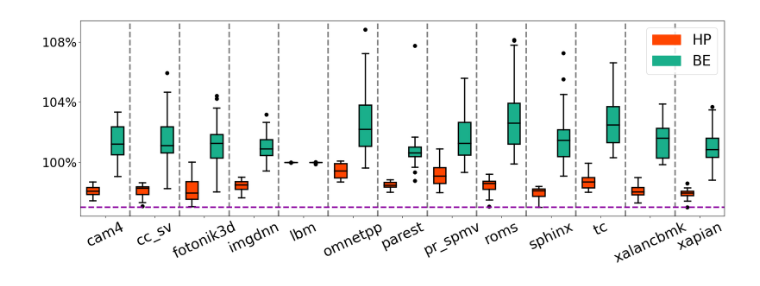
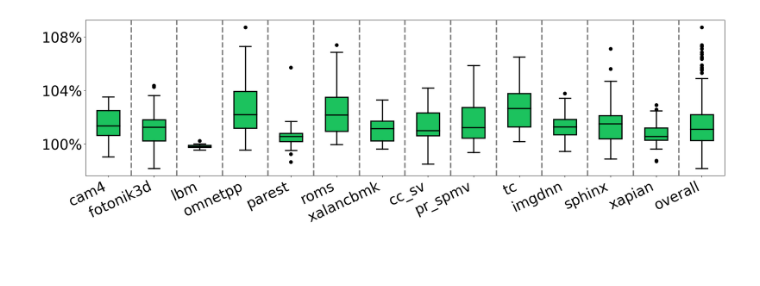
Before and after one commit to BigWhiteDog/gem5_data_proc, a Jupyter notebook: set_analyze/asplos23_xlsx_draw.ipynb, the cells around one changed output. Cells and saved outputs as stored; diff of their text form; code cells hidden in the pictures; blank space fills up the shorter version.

Commit message:
add asplos24 scripts

```diff
--- a/set_analyze/asplos23_xlsx_draw.ipynb
+++ b/set_analyze/asplos23_xlsx_draw.ipynb
@@ -64,28 +646,25 @@ fig_inchs = (20,8)
 # %%
 
+sheet32 = all_sheets[select_bucket]
 
-sheet32 = all_sheets['32bucket']
-
-gsheet32 = sheet32.groupby('workload0')
+gsheets = [sheet32.groupby(f'workload{c}') for c in range(1, ncore)]
 
 expf = 'realOneWithTarget{}_speedup{}'
-# compare cpu0 and other cpus
-exps = [expf.format('0.97', i) for i in range(ncore)]
+# compare cpu0 and cpu1
+exps = [expf.format('0.97', c) for c in range(1, ncore)]
 
 data = []
 
+
 for w0 in w0s:
-    bar0 = gsheet32.get_group(w0)[exps[0]].values
-    data.append(bar0)
+    tmp_be_datas = []
+    for gs,e in zip(gsheets, exps):
+        bar = gsheet32.get_group(w0)[e].values
+        tmp_be_datas.append(bar)
+    data.append(np.concatenate(tmp_be_datas))
 
-    be_datas = []
-    for c in range(1, ncore):
-        be_datas.append(gsheet32.get_group(w0)[exps[c]].values)
-    # concatenate all other BEs
-    be_datas = np.concatenate(be_datas)
-    # average the BE combination
-    # be_datas = np.average(be_datas, axis=0)
-    data.append(be_datas)
+overall_data = np.concatenate(data)
+data.append(overall_data)
 
 # draw boxplots
 fig, ax = plt.subplots()
@@ -99,45 +678,49 @@ bp = ax.boxplot(data, showfliers=True, patch_artist=True,
                     marker='o',
                     markerfacecolor='black', linewidth=10, markersize=7, markeredgecolor='black'))
 
-box_step = 2
+box_step = 1
 
 
 # set box colors alternatively
-colors = contrasting_orange
+colors = [
+'#1CC25E',
+'#946DFF',
+'#6C3E00',
+'#6193FF',
+'#FF988E',
+'#36BCCB',]
 for i, box in enumerate(bp['boxes']):
     box.set_facecolor(colors[i % box_step])
 
 # set vlines to separate different workloads
-for i in range(1, len(w0s)):
+for i in range(1, len(w0xlabels)):
     ax.axvline(x=box_step*i+0.5, color='gray',linewidth=3, linestyle='--')
-
-ax.axhline(y=0.97, color='#8D00A1',linewidth=3, linestyle='--')
 
 # set xlabels
 xlabel0_val = np.average(np.arange(1, box_step+1))
-ax.set_xticks([box_step*x+xlabel0_val for x in range(0, len(w0s))])
-ax.set_xticklabels(w0s)
+ax.set_xticks([box_step*x+xlabel0_val for x in range(0, len(w0xlabels))])
+ax.set_xticklabels(w0xlabels)
 
-plt.setp(ax.get_xticklabels(), rotation=25, ha="center",
+
+plt.setp(ax.get_xticklabels(), rotation=25, ha="right",
         # rotation_mode="anchor")
         rotation_mode="default")
 
 # ax.set_yticks(MultipleLocator)
 # ax.set_ylim(0, 1)
 ax.yaxis.set_major_formatter(ticker.PercentFormatter(xmax=1, decimals=0))
 ax.yaxis.set_major_locator(ticker.MultipleLocator(0.04))
 
 # set legend
-legends = [Patch(color=contrasting_orange[i],label=f'{app_labels[i]}')
-                    for i in range(2)]
+# legends = [Patch(color=colors[0],label=f'core1 speedup')]
 # legends = [ Line2D([0], [0], color=colors[0], lw=2, label='16 Buckets'),
 #             Line2D([0], [0], color=colors[1], lw=2, label='32 Buckets'),
 #             Line2D([0], [0], color=colors[2], lw=2, label='64 Buckets')]
-plt.legend(handles = legends)
+# plt.legend(handles = legends)
 # plt.title(exps[0])
 fig.set_size_inches(fig_inchs)
-fig.tight_layout()
+fig.tight_layout(pad=0)
 # plt.show()
-plt.savefig(f'{pic_dir_path}/asplos23_boxplot_overall_97.png', dpi=300)
+plt.savefig(f'{pic_dir_path}/asplos23_mix{ncore}_boxplot_accepter_97.png', dpi=300)
 # %% [output]
-[figure, old version]
+[figure, new version]
```
Also changed, not shown: parts of 14 cells of this notebook, 10 other files.
